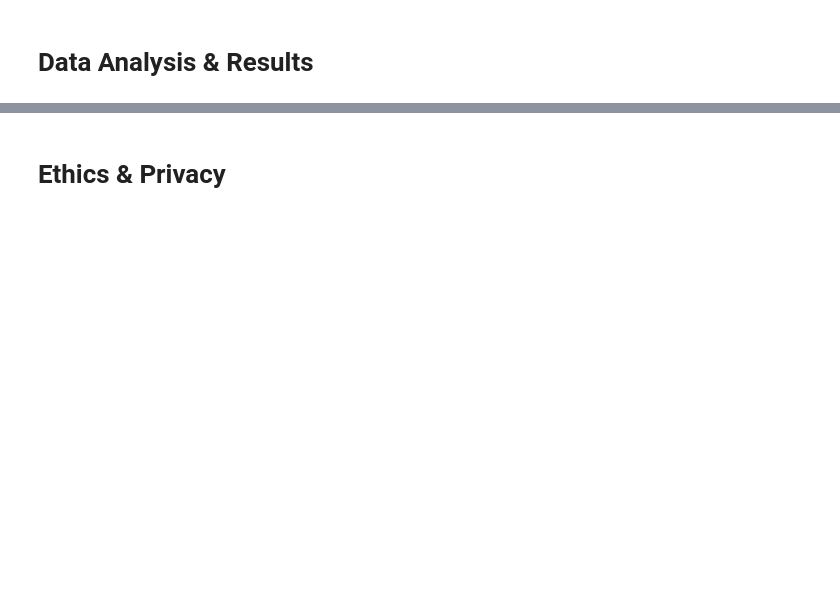
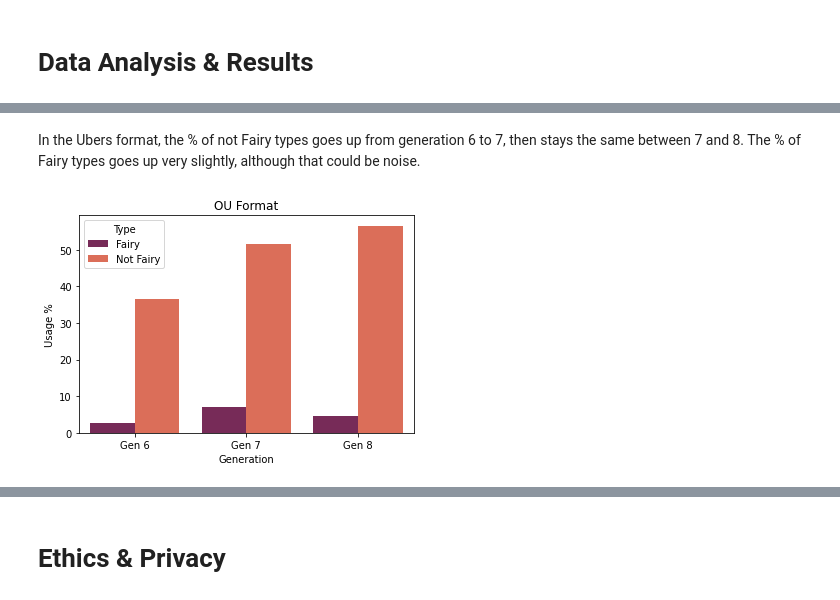
Before and after one commit to mr4tt/Fairy-Pokemon-Analysis, a Jupyter notebook: FinalProjectGroup013-Fa21.ipynb, the cells around one changed output, grey strips where cells are left out. Saved outputs shown, nothing was run; the diff lists cells and outputs as text; code cells hidden in the pictures; blank space fills up the shorter version.

```diff
--- a/FinalProjectGroup013-Fa21.ipynb
+++ b/FinalProjectGroup013-Fa21.ipynb
@@ -81,0 +552,20 @@ Include cells that describe the steps in your data analysis.
+# %% [markdown]
+In the Ubers format, the % of not Fairy types goes up from generation 6 to 7, then stays the same between 7 and 8. The % of Fairy types goes up very slightly, although that could be noise.
+# %%
+#We also created a dataframe containing the usage % of fairy types and not fairy types across generations in OU format.
+ouFairydf2= pd.DataFrame(
+    {
+        "Generation" : ['Gen 6', 'Gen 6','Gen 7', 'Gen 7','Gen 8', 'Gen 8'],
+        "Type": ['Fairy', 'Not Fairy', 'Fairy', 'Not Fairy','Fairy', 'Not Fairy'],
+        "Usage %": [fgen6ou[0], fgen6ou[1], fgen7ou[0], fgen7ou[1], fgen8ou[0], fgen8ou[1]],
+    },
+)
+#This dataframe was used to create a barplot comparing fairy and not fairy usage in OU format.
+sns.barplot(x="Generation",
+            y="Usage %",
+            hue="Type",
+            data=ouFairydf2,
+            palette='rocket'
+           ).set_title("OU Format");
+# %% [output]
+[figure, added]
```
Also changed, not shown: parts of 54 cells of this notebook.
